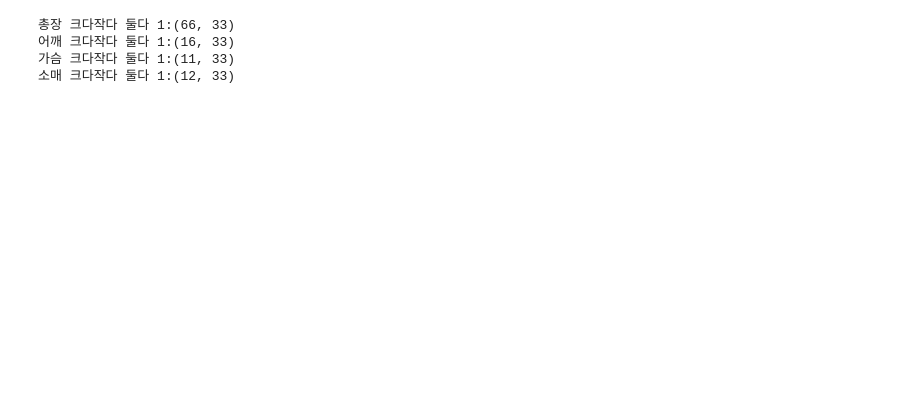
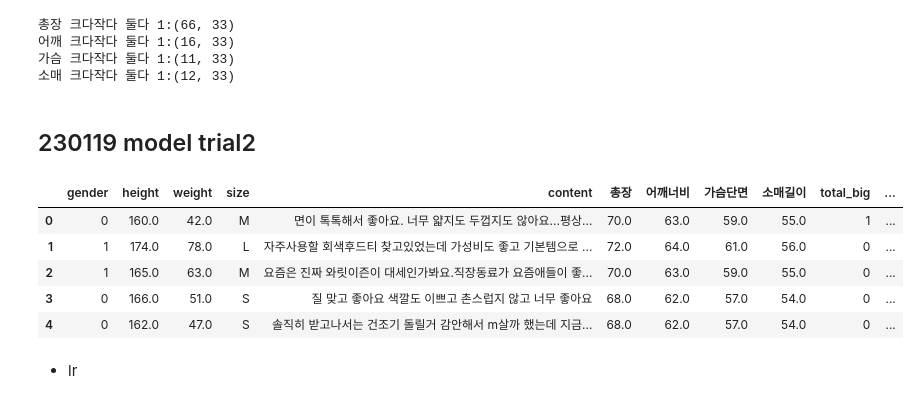
Before and after one commit to Park-taenam/BOAZ, a Jupyter notebook: jueun/model_trial.ipynb, the cells around one changed output. Saved outputs shown, nothing was run; the diff lists cells and outputs as text; code cells hidden in the pictures; blank space fills up the shorter version.

```diff
--- a/jueun/model_trial.ipynb
+++ b/jueun/model_trial.ipynb
@@ -467,0 +301,13 @@ hood_arm_train_lst = [
+# %% [markdown]
+## 230119 model trial2
+# %%
+df = pd.read_pickle('data/Modeling_DF_230116.pickle')
+#df.drop(['total_normal','chongjang_normal','arm_normal','shoulder_normal','chest_normal'],axis = 1)
+df.head()
+# %% [output]
+|  | gender | height | weight | size | content | 총장 | 어깨너비 | 가슴단면 | 소매길이 | total_big | ... |
+| 0 | 0 | 160.0 | 42.0 | M | 면이 톡톡해서 좋아요. 너무 얇지도 두껍지도 않아요...평상... | 70.0 | 63.0 | 59.0 | 55.0 | 1 | ... |
+| 1 | 1 | 174.0 | 78.0 | L | 자주사용할 회색후드티 찾고있었는데 가성비도 좋고 기본템으로 ... | 72.0 | 64.0 | 61.0 | 56.0 | 0 | ... |
+| 2 | 1 | 165.0 | 63.0 | M | 요즘은 진짜 와릿이즌이 대세인가봐요.직장동료가 요즘애들이 좋... | 70.0 | 63.0 | 59.0 | 55.0 | 0 | ... |
+| 3 | 0 | 166.0 | 51.0 | S | 질 맞고 좋아요 색깔도 이쁘고 촌스럽지 않고 너무 좋아요 | 68.0 | 62.0 | 57.0 | 54.0 | 0 | ... |
+| 4 | 0 | 162.0 | 47.0 | S | 솔직히 받고나서는 건조기 돌릴거 감안해서 m살까 했는데 지금... | 68.0 | 62.0 | 57.0 | 54.0 | 0 | ... |
@@ -467,0 +374,2 @@ hood_arm_train_lst = [
+# %% [markdown]
+* lr
```
Also changed, not shown: parts of 17 cells of this notebook, 4 other files.
